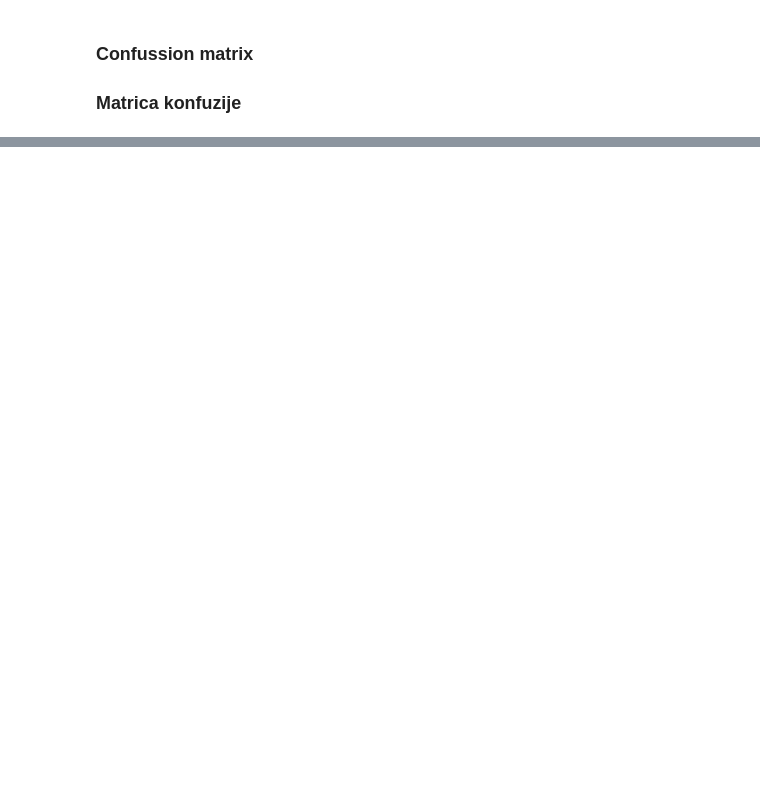
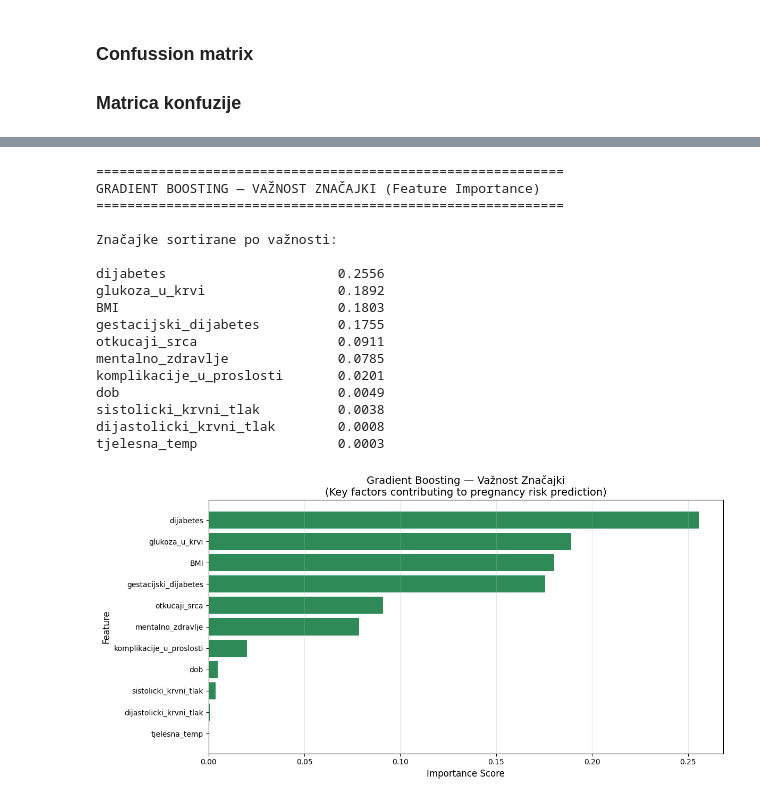
Before and after one commit to a-gcvc/Gestatix, a Jupyter notebook: notebooks/analysisSet1.ipynb, the cells around one changed output, grey strips where cells are left out. Drawn from its saved outputs; the diff is of its cells as text; code cells hidden in the pictures; blank space fills up the shorter version.

```diff
--- a/notebooks/analysisSet1.ipynb
+++ b/notebooks/analysisSet1.ipynb
@@ -775,0 +771,44 @@ print(f"   AUC = {best_model['mean_roc_auc']:.4f} ± {best_model['std_roc_auc']:
+# %%
+gb_model = GradientBoostingClassifier(n_estimators=100, random_state=42)
+gb_model.fit(x, y)
+
+feature_importance_gb = pd.DataFrame({
+    'Feature': x.columns,
+    'Importance': gb_model.feature_importances_
+}).sort_values('Importance', ascending=False)
+
+print("=" * 60)
+print("GRADIENT BOOSTING — VAŽNOST ZNAČAJKI (Feature Importance)")
+print("=" * 60)
+print("\nZnačajke sortirane po važnosti:\n")
+for idx, row in feature_importance_gb.iterrows():
+    print(f"{row['Feature']:30s} {row['Importance']:.4f}")
+
+plt.figure(figsize=(12, 6))
+plt.barh(feature_importance_gb['Feature'], feature_importance_gb['Importance'], color='seagreen')
+plt.xlabel('Importance Score', fontsize=12)
+plt.ylabel('Feature', fontsize=12)
+plt.title('Gradient Boosting — Važnost Značajki\n(Key factors contributing to pregnancy risk prediction)', fontsize=14)
+plt.gca().invert_yaxis()
+plt.grid(axis='x', alpha=0.3)
+plt.tight_layout()
+plt.show()
+# %% [output]
+============================================================
+GRADIENT BOOSTING — VAŽNOST ZNAČAJKI (Feature Importance)
+============================================================
+
+Značajke sortirane po važnosti:
+
+dijabetes                      0.2556
+glukoza_u_krvi                 0.1892
+BMI                            0.1803
+gestacijski_dijabetes          0.1755
+otkucaji_srca                  0.0911
+mentalno_zdravlje              0.0785
+komplikacije_u_proslosti       0.0201
+dob                            0.0049
+sistolicki_krvni_tlak          0.0038
+dijastolicki_krvni_tlak        0.0008
+tjelesna_temp                  0.0003
+[figure, added]
```
Also changed, not shown: parts of 36 cells of this notebook, 4 other files.
